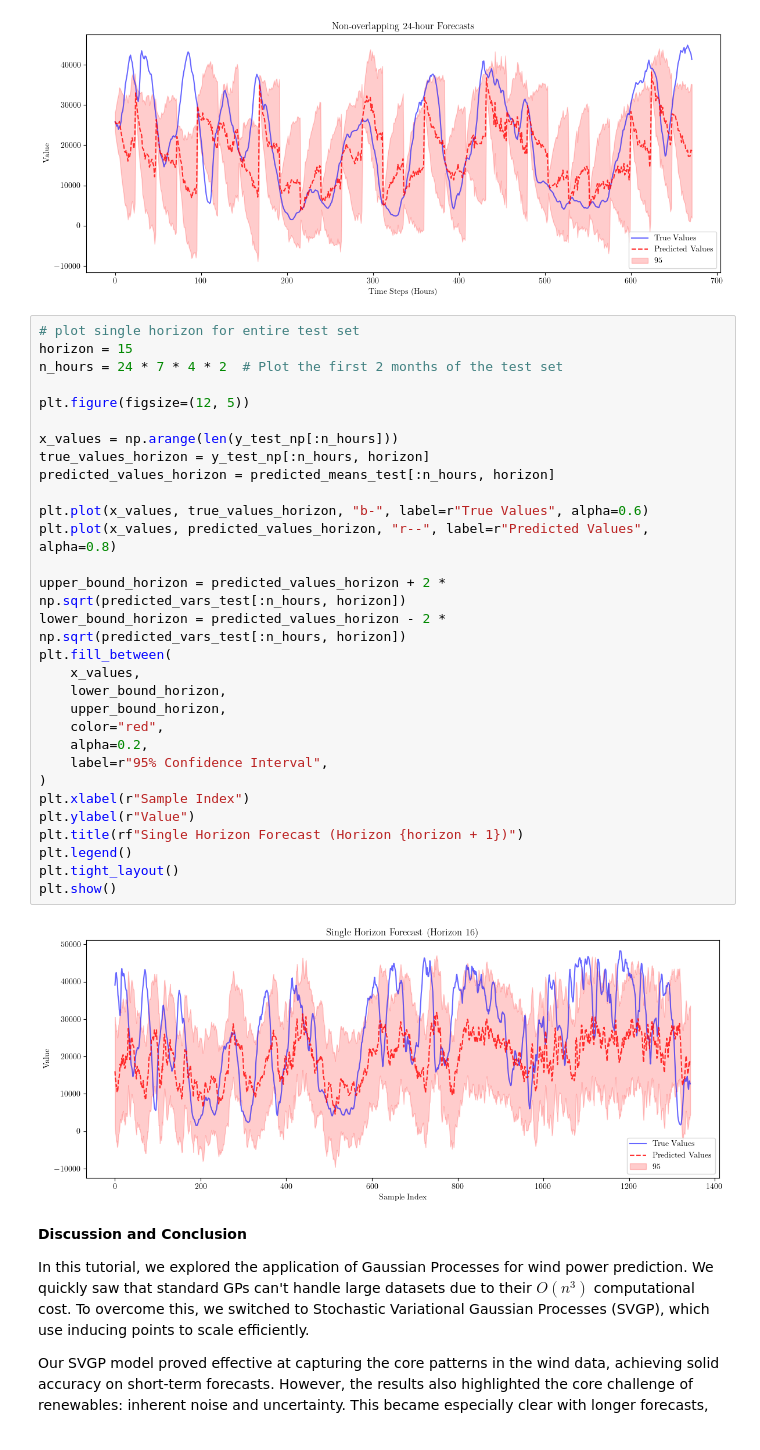
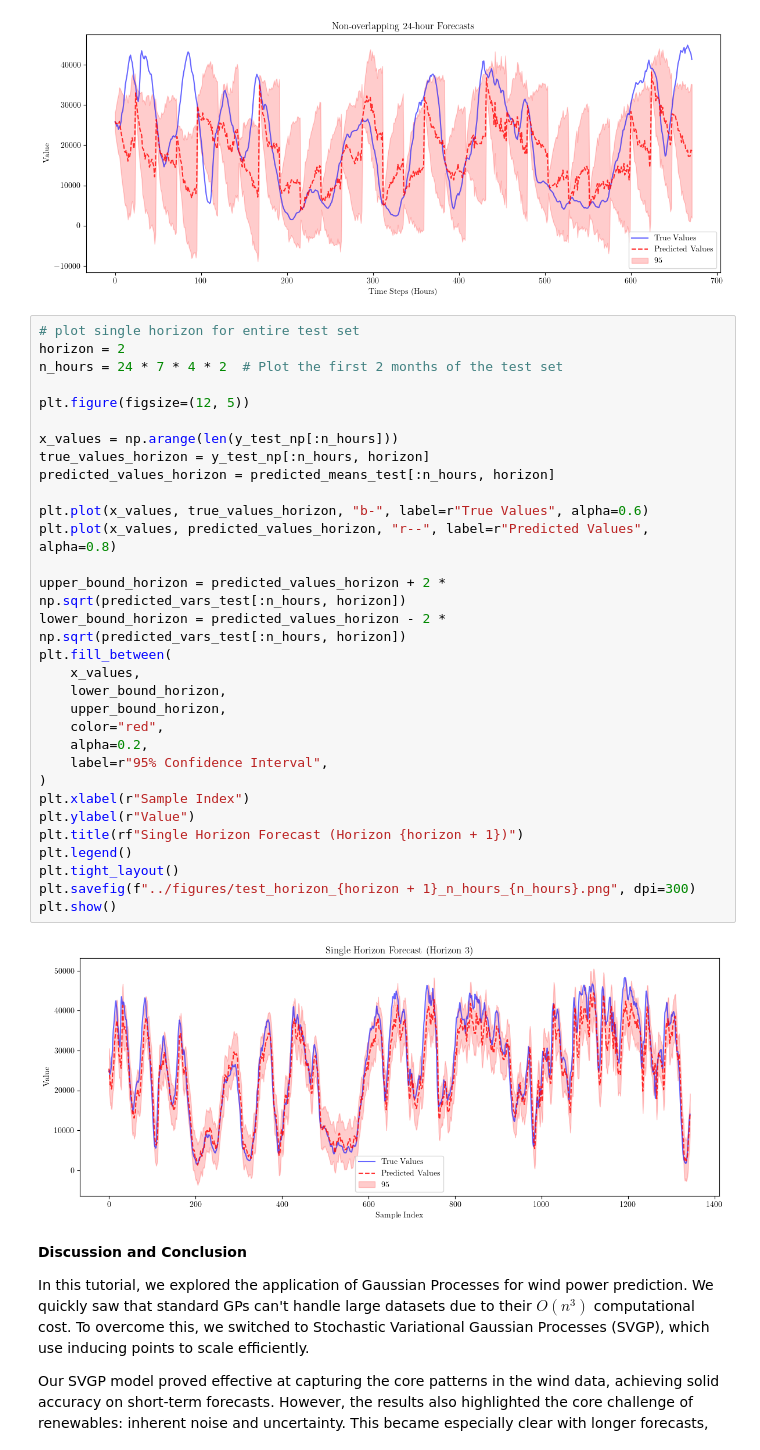
Before and after one commit to timoluebbing/WindPowerForecasting, a Jupyter notebook: experiments/tutorial.ipynb, the cells around one changed output. Cells and saved outputs as stored; diff of their text form.

```diff
--- a/experiments/tutorial.ipynb
+++ b/experiments/tutorial.ipynb
@@ -913,36 +915,37 @@ plt.show()
 [figure]
 # %%
 # plot single horizon for entire test set
-horizon = 15
+horizon = 2
 n_hours = 24 * 7 * 4 * 2  # Plot the first 2 months of the test set
 
 plt.figure(figsize=(12, 5))
 
 x_values = np.arange(len(y_test_np[:n_hours]))
 true_values_horizon = y_test_np[:n_hours, horizon]
 predicted_values_horizon = predicted_means_test[:n_hours, horizon]
 
 plt.plot(x_values, true_values_horizon, "b-", label=r"True Values", alpha=0.6)
 plt.plot(x_values, predicted_values_horizon, "r--", label=r"Predicted Values", alpha=0.8)
 
 upper_bound_horizon = predicted_values_horizon + 2 * np.sqrt(predicted_vars_test[:n_hours, horizon])
 lower_bound_horizon = predicted_values_horizon - 2 * np.sqrt(predicted_vars_test[:n_hours, horizon])
 plt.fill_between(
     x_values,
     lower_bound_horizon,
     upper_bound_horizon,
     color="red",
     alpha=0.2,
     label=r"95% Confidence Interval",
 )
 plt.xlabel(r"Sample Index")
 plt.ylabel(r"Value")
 plt.title(rf"Single Horizon Forecast (Horizon {horizon + 1})")
 plt.legend()
 plt.tight_layout()
+plt.savefig(f"../figures/test_horizon_{horizon + 1}_n_hours_{n_hours}.png", dpi=300)
 plt.show()
 # %% [output]
-[figure, old version]
+[figure, new version]
 # %% [markdown]
 **Discussion and Conclusion**
 
```
Also changed, not shown: parts of 2 cells of this notebook, 7 other files.
